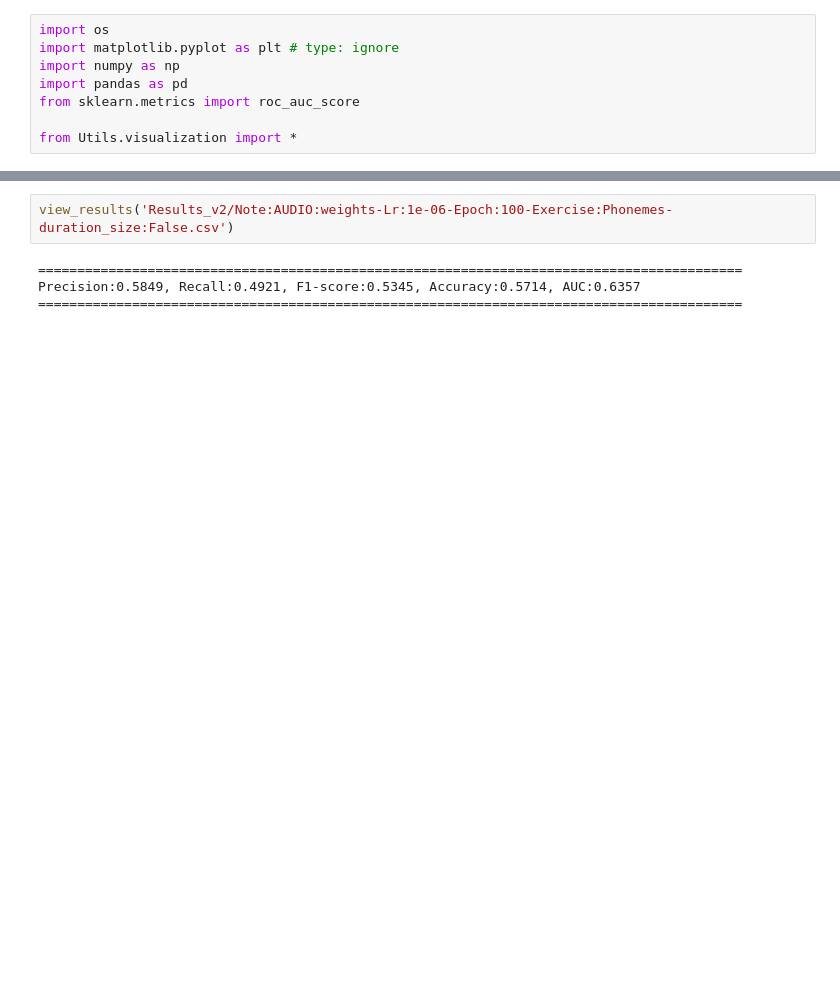
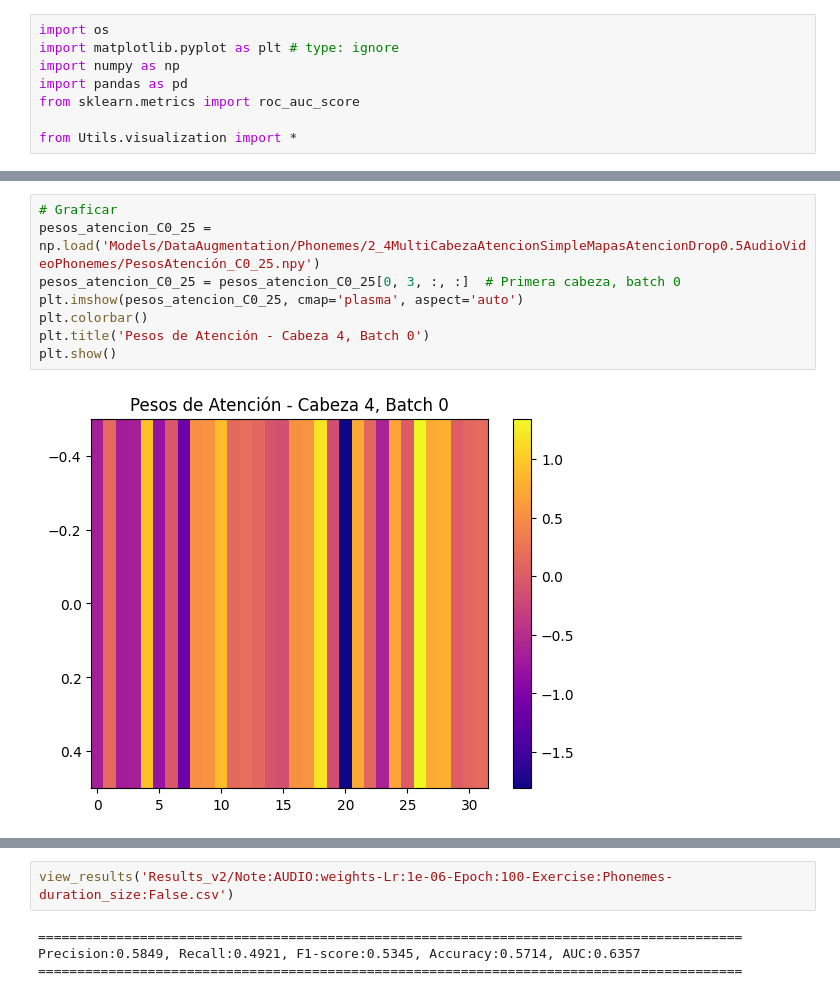
Before and after one commit to jdvalera19/Parkinson-Multimodal-Cross-Attention, a Jupyter notebook: View_result copy.ipynb, the cells around one changed output, grey strips where cells are left out. Saved outputs shown, nothing was run; the diff lists cells and outputs as text; blank space fills up the shorter version.

```diff
--- a/View_result copy.ipynb
+++ b/View_result copy.ipynb
@@ -8,0 +41,10 @@ from Utils.visualization import *
+# %%
+# Graficar
+pesos_atencion_C0_25 = np.load('Models/DataAugmentation/Phonemes/2_4MultiCabezaAtencionSimpleMapasAtencionDrop0.5AudioVideoPhonemes/PesosAtención_C0_25.npy')
+pesos_atencion_C0_25 = pesos_atencion_C0_25[0, 3, :, :]  # Primera cabeza, batch 0
+plt.imshow(pesos_atencion_C0_25, cmap='plasma', aspect='auto')
+plt.colorbar()
+plt.title('Pesos de Atención - Cabeza 4, Batch 0')
+plt.show()
+# %% [output]
+[figure, added]
```
Also changed, not shown: parts of 27 cells of this notebook, 3 other files.
